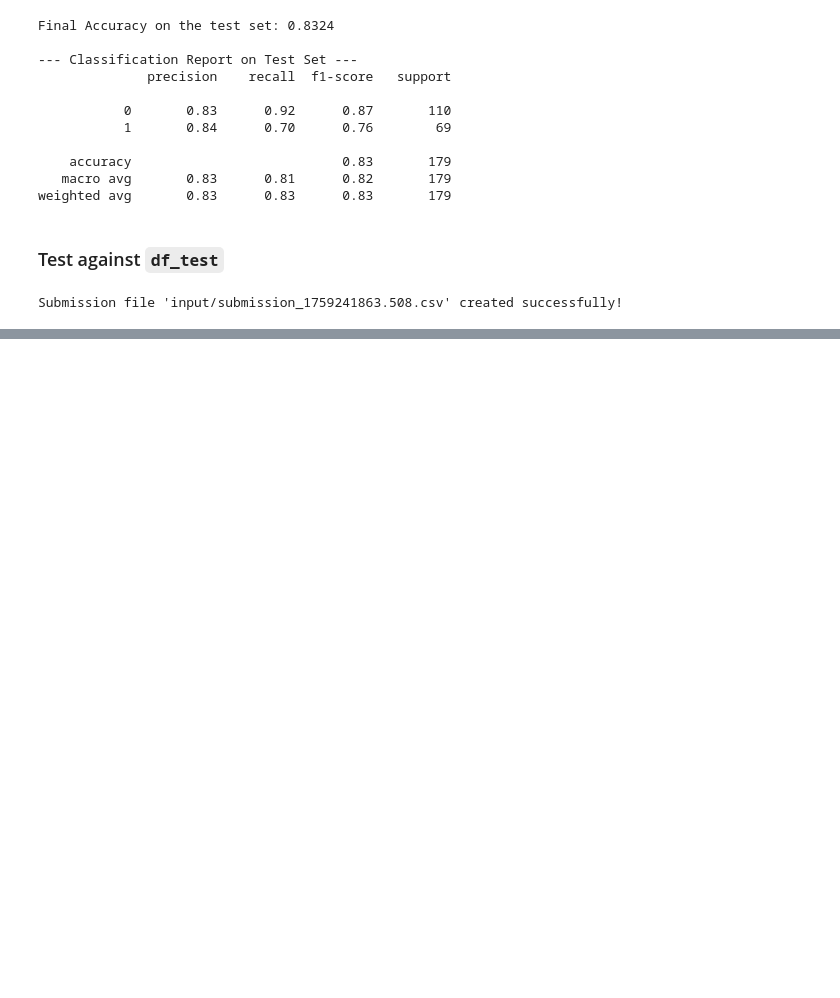
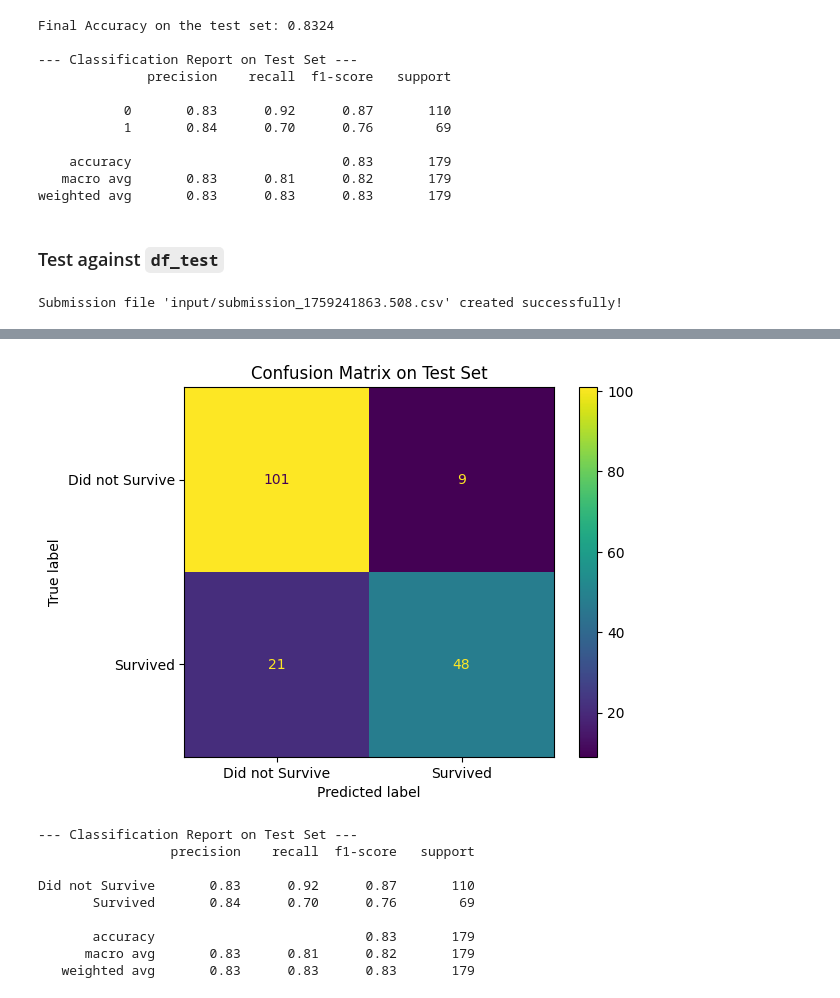
Before and after one commit to rbennum/titanic-survival, a Jupyter notebook: notebooks/improvements_1.ipynb, the cells around one changed output, grey strips where cells are left out. Saved outputs shown, nothing was run; the diff lists cells and outputs as text; code cells hidden in the pictures; blank space fills up the shorter version.

```diff
--- a/notebooks/improvements_1.ipynb
+++ b/notebooks/improvements_1.ipynb
@@ -477,0 +554,32 @@ Submission file 'input/submission_1759241863.508.csv' created successfully!
+# %%
+from sklearn.metrics import confusion_matrix, ConfusionMatrixDisplay
+import matplotlib.pyplot as plt
+
+# You should have a held-out test set (X_test, y_test)
+# that the grid search has NEVER seen.
+y_pred_test = grid_search.predict(X_test)
+
+# Generate the confusion matrix
+cm = confusion_matrix(y_test, y_pred_test)
+
+# Display it
+disp = ConfusionMatrixDisplay(confusion_matrix=cm, display_labels=['Did not Survive', 'Survived'])
+disp.plot()
+plt.title("Confusion Matrix on Test Set")
+plt.show()
+
+# You can also print the classification report for more metrics
+from sklearn.metrics import classification_report
+print("\n--- Classification Report on Test Set ---")
+print(classification_report(y_test, y_pred_test, target_names=['Did not Survive', 'Survived']))
+# %% [output]
+[figure, added]
+--- Classification Report on Test Set ---
+                 precision    recall  f1-score   support
+
+Did not Survive       0.83      0.92      0.87       110
+       Survived       0.84      0.70      0.76        69
+
+       accuracy                           0.83       179
+      macro avg       0.83      0.81      0.82       179
+   weighted avg       0.83      0.83      0.83       179
```
Also changed, not shown: parts of 15 cells of this notebook, 2 other files.
